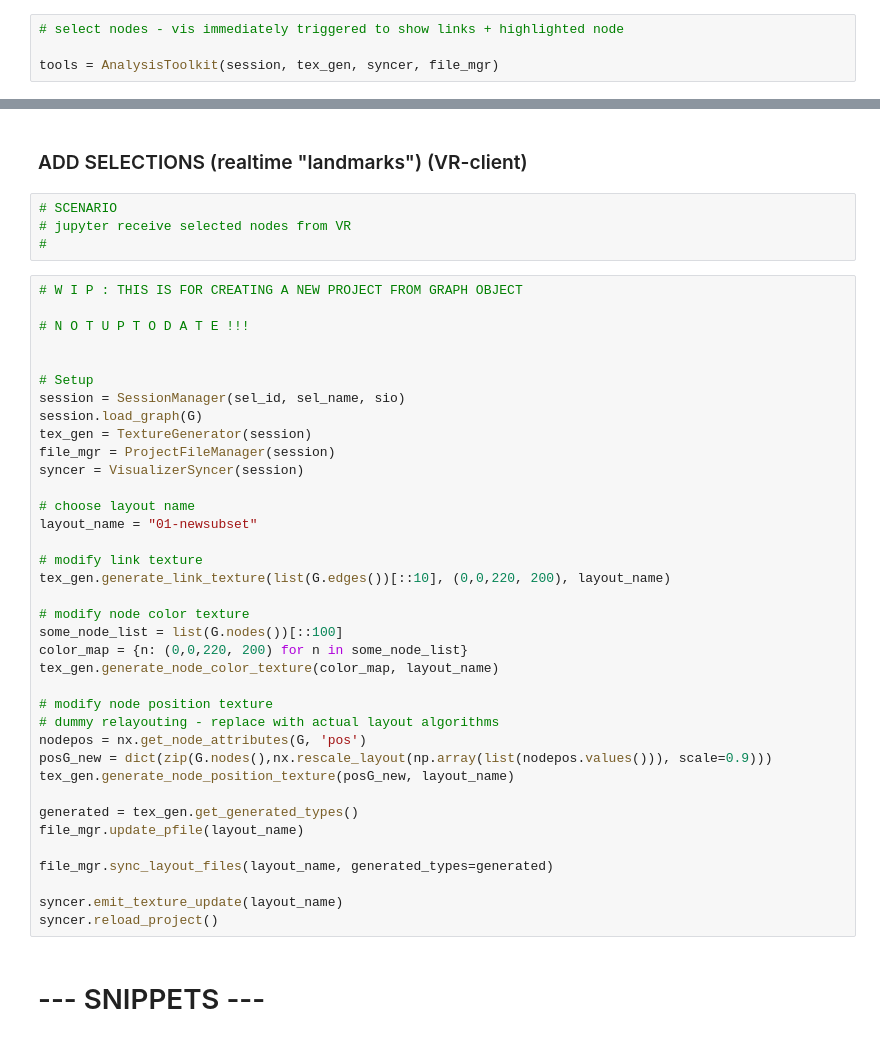
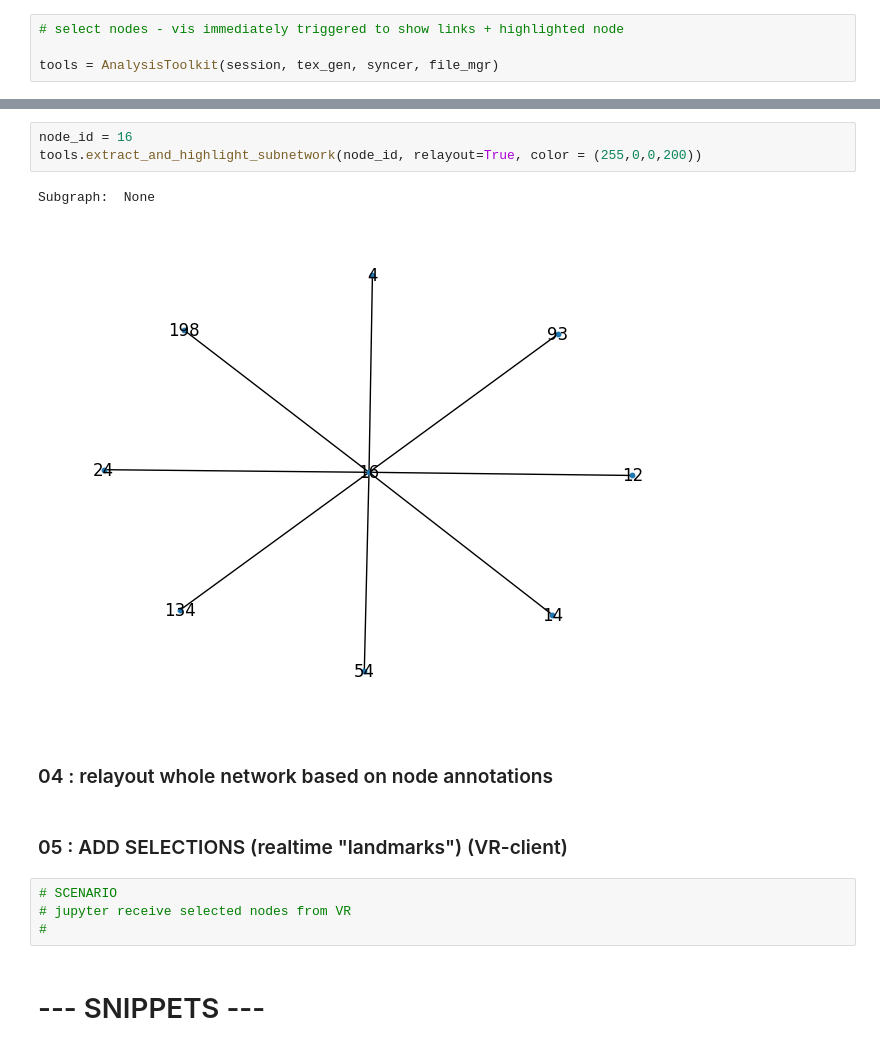
Before and after one commit to menchelab/DataDiVR_WebApp, a Jupyter notebook: _RealtimeCommunication.ipynb, the cells around one changed output, grey strips where cells are left out. Cells and saved outputs as stored; diff of their text form.

```diff
--- a/_RealtimeCommunication.ipynb
+++ b/_RealtimeCommunication.ipynb
@@ -156,48 +163,19 @@ tools.highlight_node_withlinks(node_ids, temp_name="temp_node_highlight")
 + subgraph in center (spring) - show nodes and links
 + peripheral nodes in dark color and spherical surrounding
+# %%
+node_id = 16
+tools.extract_and_highlight_subnetwork(node_id, relayout=True, color = (255,0,0,200))
+# %% [output]
+Subgraph:  None
+[figure, added]
+# %% [markdown]
+### 04 : relayout whole network  based on node annotations
 # %% [markdown]
-### ADD SELECTIONS (realtime "landmarks") (VR-client)
+### 05 :  ADD SELECTIONS (realtime "landmarks") (VR-client)
 # %%
 # SCENARIO
 # jupyter receive selected nodes from VR
 #
-# %%
-# W I P : THIS IS FOR CREATING A NEW PROJECT FROM GRAPH OBJECT
-
-# N O T U P T O D A T E !!!
-
-
-# Setup
-session = SessionManager(sel_id, sel_name, sio)
-session.load_graph(G)
-tex_gen = TextureGenerator(session)
-file_mgr = ProjectFileManager(session)
-syncer = VisualizerSyncer(session)
-
-# choose layout name
-layout_name = "01-newsubset"
-
-# modify link texture
-tex_gen.generate_link_texture(list(G.edges())[::10], (0,0,220, 200), layout_name)
-
-# modify node color texture
-some_node_list = list(G.nodes())[::100]
-color_map = {n: (0,0,220, 200) for n in some_node_list}
-tex_gen.generate_node_color_texture(color_map, layout_name)
-
-# modify node position texture
-# dummy relayouting - replace with actual layout algorithms
-nodepos = nx.get_node_attributes(G, 'pos')
-posG_new = dict(zip(G.nodes(),nx.rescale_layout(np.array(list(nodepos.values())), scale=0.9)))
-tex_gen.generate_node_position_texture(posG_new, layout_name)
-
-generated = tex_gen.get_generated_types()
-file_mgr.update_pfile(layout_name)
-
-file_mgr.sync_layout_files(layout_name, generated_types=generated)
-
-syncer.emit_texture_update(layout_name)
-syncer.reload_project()
 # %% [markdown]
 # ---  SNIPPETS ---
 # %% [markdown]
```
Also changed, not shown: parts of 11 cells of this notebook, 1 other file.
